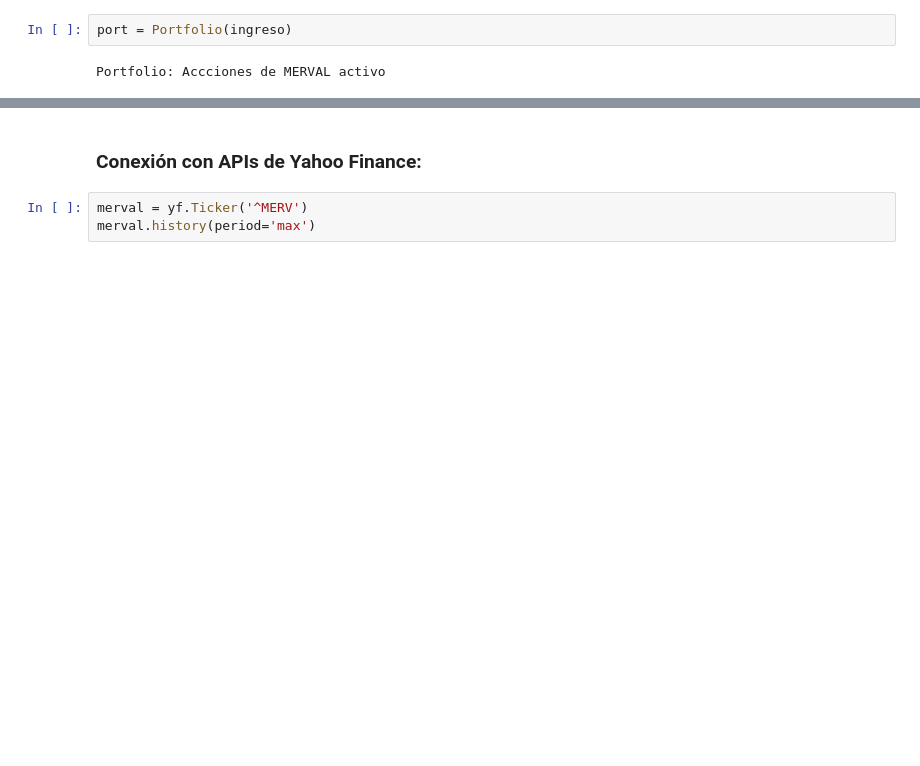
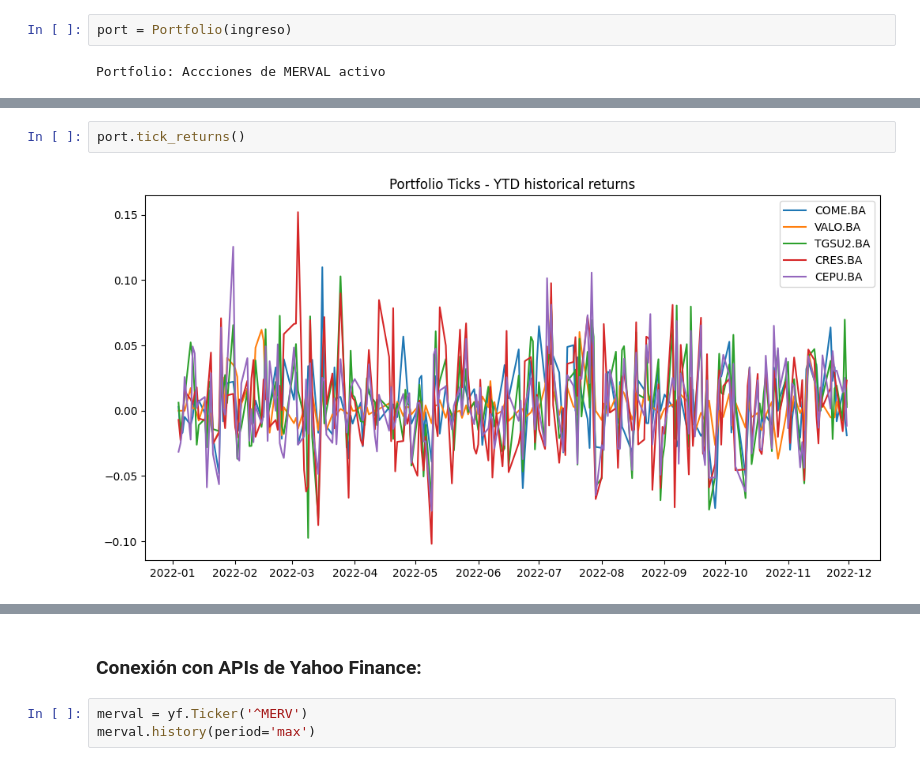
Before and after one commit to RodPalDS/FinanceAPI_Environment, a Jupyter notebook: Scripts/Script_1.ipynb, the cells around one changed output, grey strips where cells are left out. Cells and saved outputs as stored; diff of their text form; blank space fills up the shorter version.

```diff
--- a/Scripts/Script_1.ipynb
+++ b/Scripts/Script_1.ipynb
@@ -58,0 +132,4 @@ port.show_ticks()
+# %%
+port.tick_returns()
+# %% [output]
+[figure, added]
```
Also changed, not shown: parts of 12 cells of this notebook.
